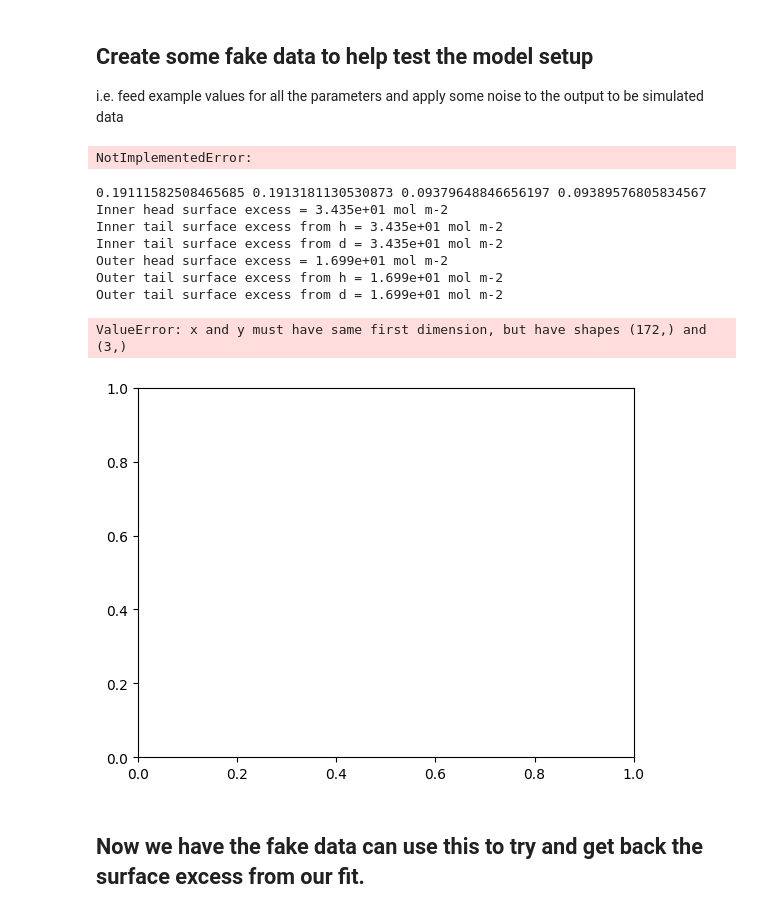
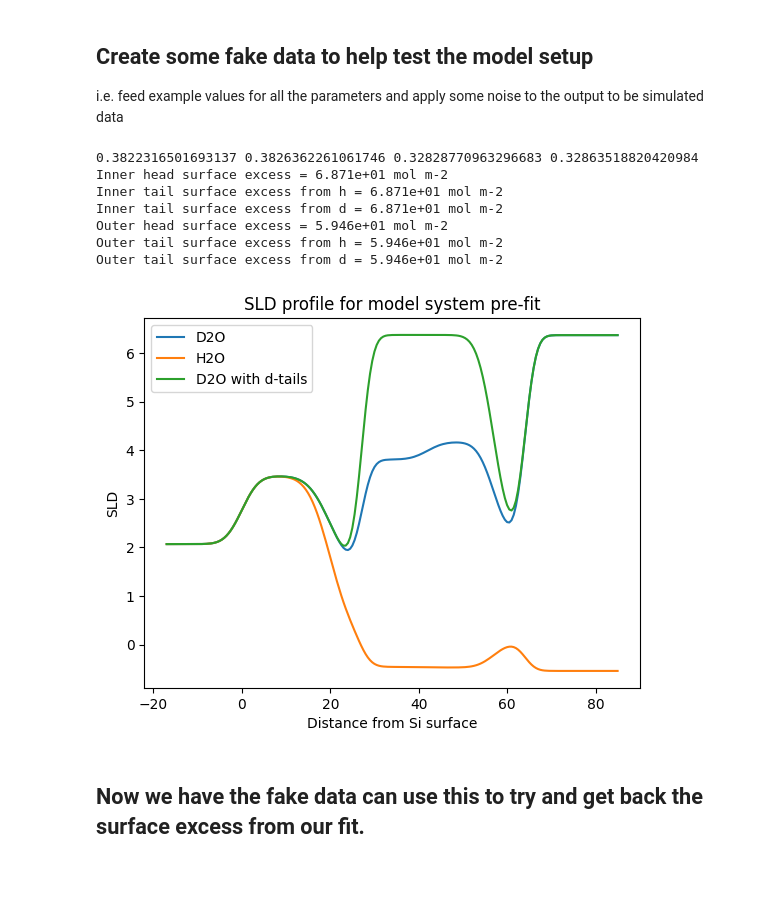
Before and after one commit to Armatron44/VFP, a Jupyter notebook: docs/sld_constraint_bilayer_example.ipynb, the cells around one changed output. Drawn from its saved outputs; the diff is of its cells as text; code cells hidden in the pictures; blank space fills up the shorter version.

Commit message:
docs: update to bilayer example, fixing plotting and adding more detail

```diff
--- a/docs/sld_constraint_bilayer_example.ipynb
+++ b/docs/sld_constraint_bilayer_example.ipynb
@@ -313,8 +309,8 @@ b_dtails=b_dtail
 thicknesses = (0, 20, 7, 15, 15, 7)
 roughnesses = (3, 4, 2, 3, 3, 2)
 
-inner_vf = 0.4
-outer_vf = 0.2
+inner_vf = 0.8
+outer_vf = 0.7
 
 
 d2o_slds_dummy = [Si_sld,
@@ -397,10 +393,6 @@ fake_d2o_dtails_vfp = vfp.VFP(nslds=d2o_dtail_slds_dummy,
                      thicknesses=thicknesses,
                      roughnesses=roughnesses,
                      sld_constraint=SLDConstraint(required_pars=fake_d2o_dtails_constraint_ps))
-# %%
-fake_d2o_vfp.plot()
-# %% [output]
-NotImplementedError:
 # %%
 # the fake surface excess is:
 
@@ -450,25 +442,32 @@ print(f'Outer head surface excess = {(outer_vf * ((outer_head_sld * 1E-6) / (b_h
 print(f'Outer tail surface excess from h = {(surf_tail_vf_outer_h * ((htail_sld * 1E-6) / (b_htails*1E-5) * periodictable.constants.avogadro_number) * integrals[2]) / 1E20:.3e} mol m-2')
 print(f'Outer tail surface excess from d = {(surf_tail_vf_outer_d * ((dtail_sld * 1E-6) / (b_dtails*1E-5) * periodictable.constants.avogadro_number) * integrals[2]) / 1E20:.3e} mol m-2')
 # %% [output]
-0.19111582508465685 0.1913181130530873 0.09379648846656197 0.09389576805834567
-Inner head surface excess = 3.435e+01 mol m-2
-Inner tail surface excess from h = 3.435e+01 mol m-2
-Inner tail surface excess from d = 3.435e+01 mol m-2
-Outer head surface excess = 1.699e+01 mol m-2
-Outer tail surface excess from h = 1.699e+01 mol m-2
-Outer tail surface excess from d = 1.699e+01 mol m-2
+0.3822316501693137 0.3826362261061746 0.32828770963296683 0.32863518820420984
+Inner head surface excess = 6.871e+01 mol m-2
+Inner tail surface excess from h = 6.871e+01 mol m-2
+Inner tail surface excess from d = 6.871e+01 mol m-2
+Outer head surface excess = 5.946e+01 mol m-2
+Outer tail surface excess from h = 5.946e+01 mol m-2
+Outer tail surface excess from d = 5.946e+01 mol m-2
 # %%
-plt.plot(fake_d2o_vfp.z_and_sld()[0],
-         fake_d2o_vfp.z_and_sld()[1][0])
+fig,ax = plt.subplots()
 
-plt.plot(fake_h2o_vfp.z_and_sld()[0],
-         fake_h2o_vfp.z_and_sld()[1][0])
+plt.title('SLD profile for model system pre-fit')
+ax.plot(fake_d2o_vfp.z_and_sld()[0],
+         fake_d2o_vfp.z_and_sld()[1][:,0], label='D2O')
 
-plt.plot(fake_d2o_vfp.z_and_sld()[0],
-         fake_d2o_vfp.z_and_sld()[1][0])
+ax.plot(fake_h2o_vfp.z_and_sld()[0],
+         fake_h2o_vfp.z_and_sld()[1][:,0], label='H2O')
+
+ax.plot(fake_d2o_dtails_vfp.z_and_sld()[0],
+         fake_d2o_dtails_vfp.z_and_sld()[1][:,0], label='D2O with d-tails')
+
+ax.set_xlabel('Distance from Si surface')
+ax.set_ylabel('SLD')
+plt.legend()
+plt.show()
 # %% [output]
-ValueError: x and y must have same first dimension, but have shapes (172,) and (3,)
-[figure, old version]
+[figure, new version]
 # %%
 fake_d2o_vfp_refnx = fake_d2o_vfp.transform('refnx')
 fake_d2o_dtails_vfp_refnx = fake_d2o_dtails_vfp.transform('refnx')
```
Also changed, not shown: parts of 12 cells of this notebook.
